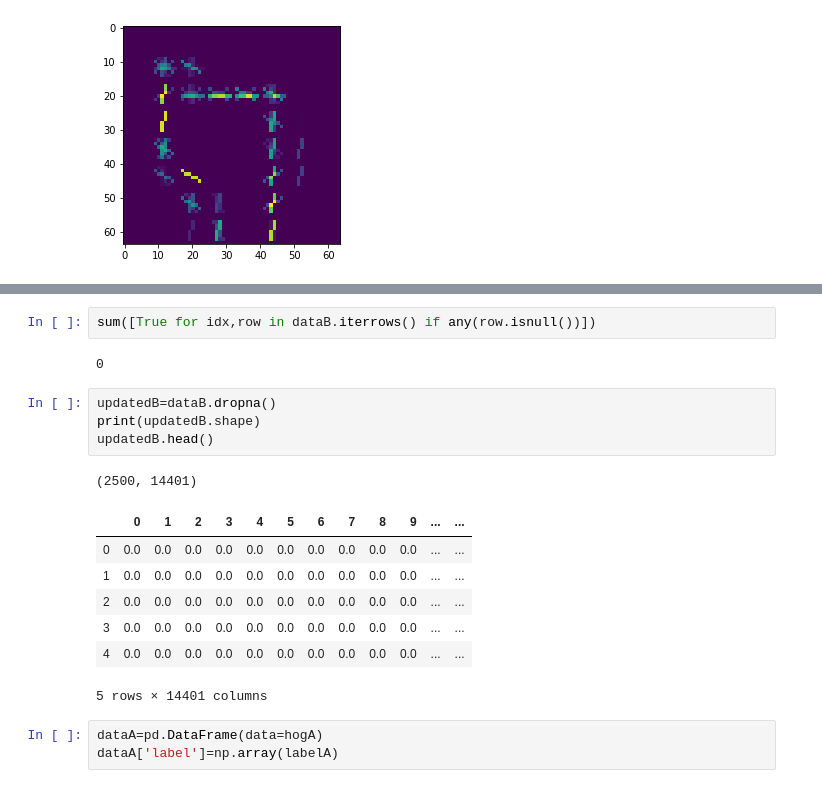
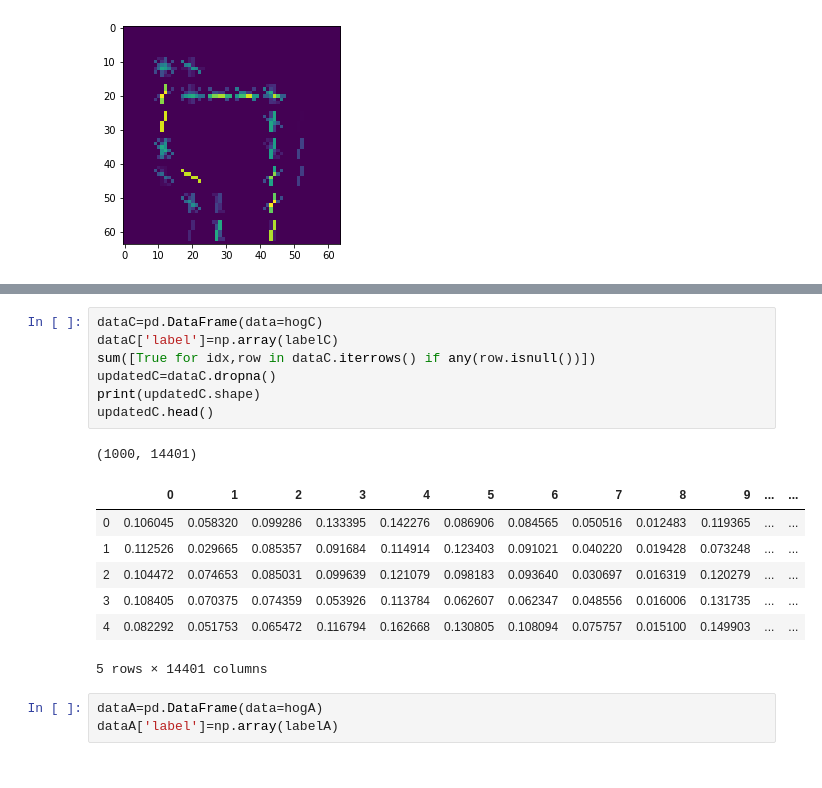
Before and after one commit to nmrahul28/Hand-Gesture, a Jupyter notebook: Hand Gesture.ipynb, the cells around one changed output, grey strips where cells are left out. Drawn from its saved outputs; the diff is of its cells as text.

```diff
--- a/Hand Gesture.ipynb
+++ b/Hand Gesture.ipynb
@@ -125,20 +151,19 @@ dataB['label']=np.array(labelB)
 # %%
-sum([True for idx,row in dataB.iterrows() if any(row.isnull())])
+dataC=pd.DataFrame(data=hogC)
+dataC['label']=np.array(labelC)
+sum([True for idx,row in dataC.iterrows() if any(row.isnull())])
+updatedC=dataC.dropna()
+print(updatedC.shape)
+updatedC.head()
 # %% [output]
-0
+(1000, 14401)
+|  | 0 | 1 | 2 | 3 | 4 | 5 | 6 | 7 | 8 | 9 | ... | ... |
+| 0 | 0.106045 | 0.058320 | 0.099286 | 0.133395 | 0.142276 | 0.086906 | 0.084565 | 0.050516 | 0.012483 | 0.119365 | ... | ... |
+| 1 | 0.112526 | 0.029665 | 0.085357 | 0.091684 | 0.114914 | 0.123403 | 0.091021 | 0.040220 | 0.019428 | 0.073248 | ... | ... |
+| 2 | 0.104472 | 0.074653 | 0.085031 | 0.099639 | 0.121079 | 0.098183 | 0.093640 | 0.030697 | 0.016319 | 0.120279 | ... | ... |
+| 3 | 0.108405 | 0.070375 | 0.074359 | 0.053926 | 0.113784 | 0.062607 | 0.062347 | 0.048556 | 0.016006 | 0.131735 | ... | ... |
+| 4 | 0.082292 | 0.051753 | 0.065472 | 0.116794 | 0.162668 | 0.130805 | 0.108094 | 0.075757 | 0.015100 | 0.149903 | ... | ... |
+5 rows × 14401 columns
-# %%
-updatedB=dataB.dropna()
-print(updatedB.shape)
-updatedB.head()
-# %% [output]
-(2500, 14401)
-|  | 0 | 1 | 2 | 3 | 4 | 5 | 6 | 7 | 8 | 9 | ... | ... |
-| 0 | 0.0 | 0.0 | 0.0 | 0.0 | 0.0 | 0.0 | 0.0 | 0.0 | 0.0 | 0.0 | ... | ... |
-| 1 | 0.0 | 0.0 | 0.0 | 0.0 | 0.0 | 0.0 | 0.0 | 0.0 | 0.0 | 0.0 | ... | ... |
-| 2 | 0.0 | 0.0 | 0.0 | 0.0 | 0.0 | 0.0 | 0.0 | 0.0 | 0.0 | 0.0 | ... | ... |
-| 3 | 0.0 | 0.0 | 0.0 | 0.0 | 0.0 | 0.0 | 0.0 | 0.0 | 0.0 | 0.0 | ... | ... |
-| 4 | 0.0 | 0.0 | 0.0 | 0.0 | 0.0 | 0.0 | 0.0 | 0.0 | 0.0 | 0.0 | ... | ... |
-5 rows × 14401 columns
 # %%
 dataA=pd.DataFrame(data=hogA)
 dataA['label']=np.array(labelA)
```
Also changed, not shown: parts of 10 cells of this notebook.
